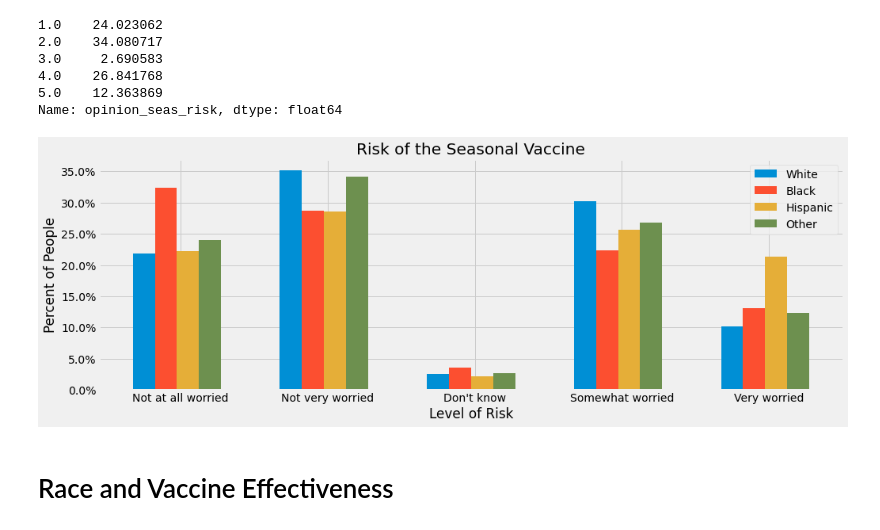
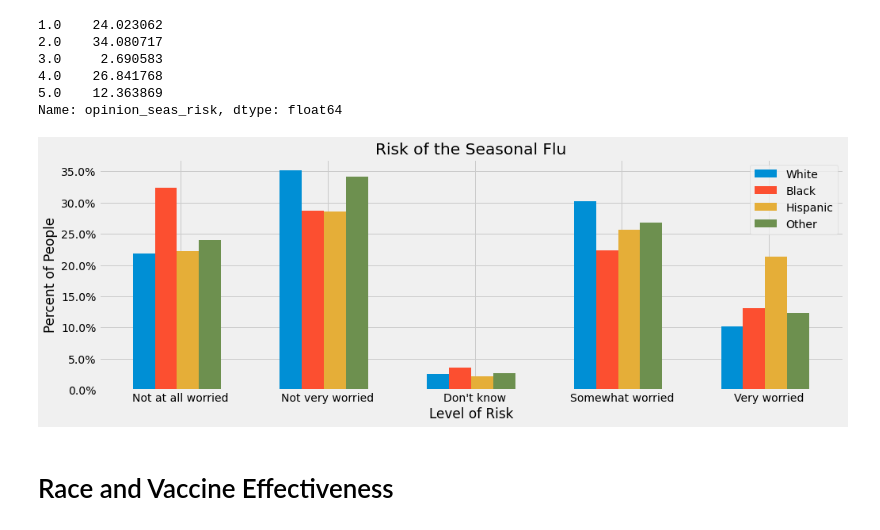
Before and after one commit to mankah/Capstone, a Jupyter notebook: Flu_analysis_models/00_Seasonal_Flu_Analysis.ipynb, the cells around one changed output. Drawn from its saved outputs; the diff is of its cells as text; code cells hidden in the pictures.

Commit message:
images flu

```diff
--- a/Flu_analysis_models/00_Seasonal_Flu_Analysis.ipynb
+++ b/Flu_analysis_models/00_Seasonal_Flu_Analysis.ipynb
@@ -126,21 +126,21 @@ Name: opinion_seas_risk, dtype: float64
 # %%
 fig, ax = plt.subplots(figsize=(15, 5))
 
 x = ['Not at all worried', 'Not very worried',
                     'Don\'t know', 'Somewhat worried', 'Very worried']
 width = 0.15
 plt.bar(white_concern.index, white_concern.values, width= width, label = 'White')
 plt.bar(black_concern.index + width, black_concern.values, width=width, label = 'Black')
 plt.bar(hispanic_concern.index + width*2, hispanic_concern.values, width=width, label = 'Hispanic')
 plt.bar(other_multiple_concern.index + width*3, other_multiple_concern.values, width=width, label = 'Other')
-plt.title('Risk of the Seasonal Vaccine')
+plt.title('Risk of the Seasonal Flu')
 plt.ylabel('Percent of People')
 plt.xlabel('Level of Risk')
 plt.legend()
 ax.yaxis.set_major_formatter(mtick.PercentFormatter(1.0))
 plt.xticks(ticks=white_concern.index + width+.10, labels=x);
 # %% [output]
-[figure, old version]
+[figure, new version]
 # %% [markdown]
 # Race and Vaccine Effectiveness
 # %%
```
Also changed, not shown: 3 other files.
